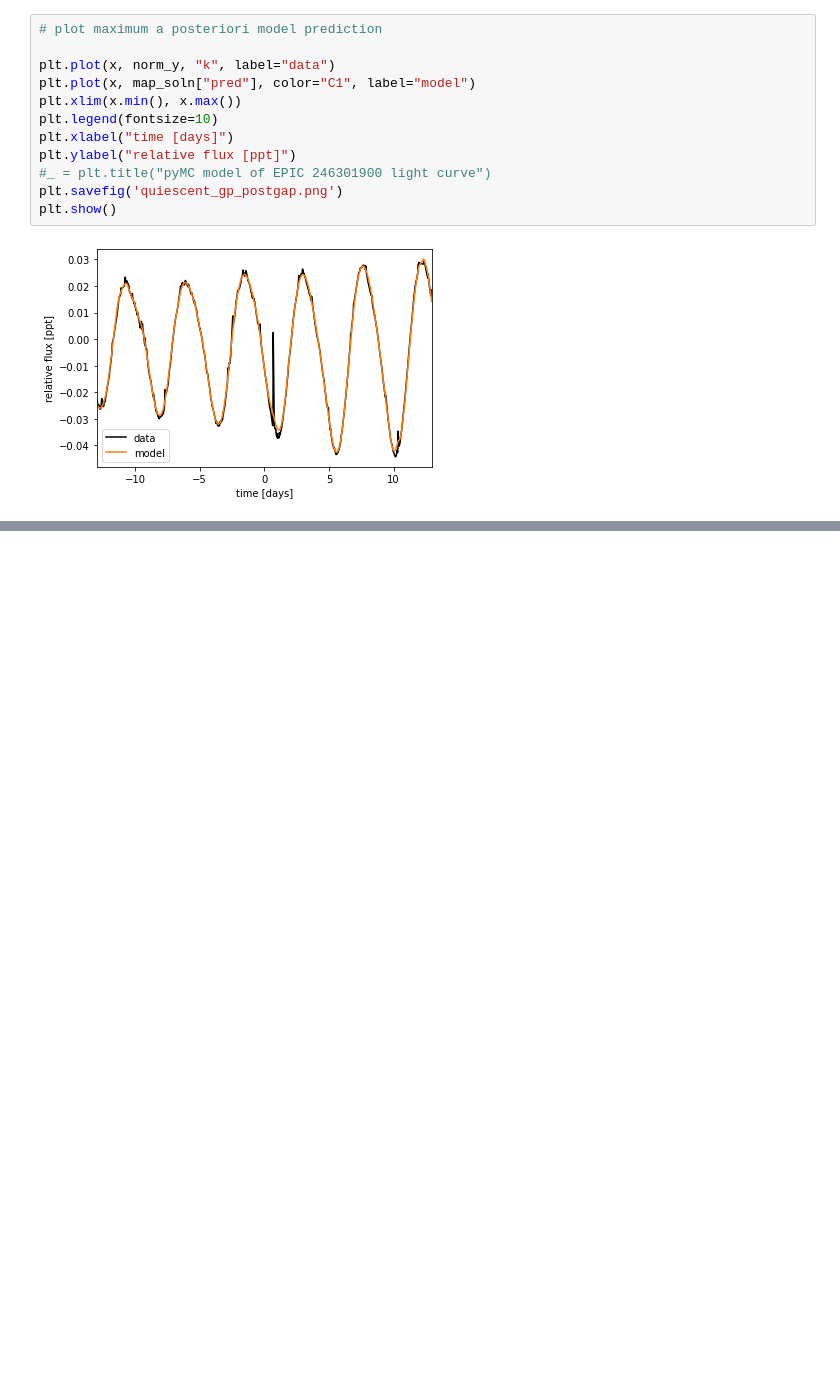
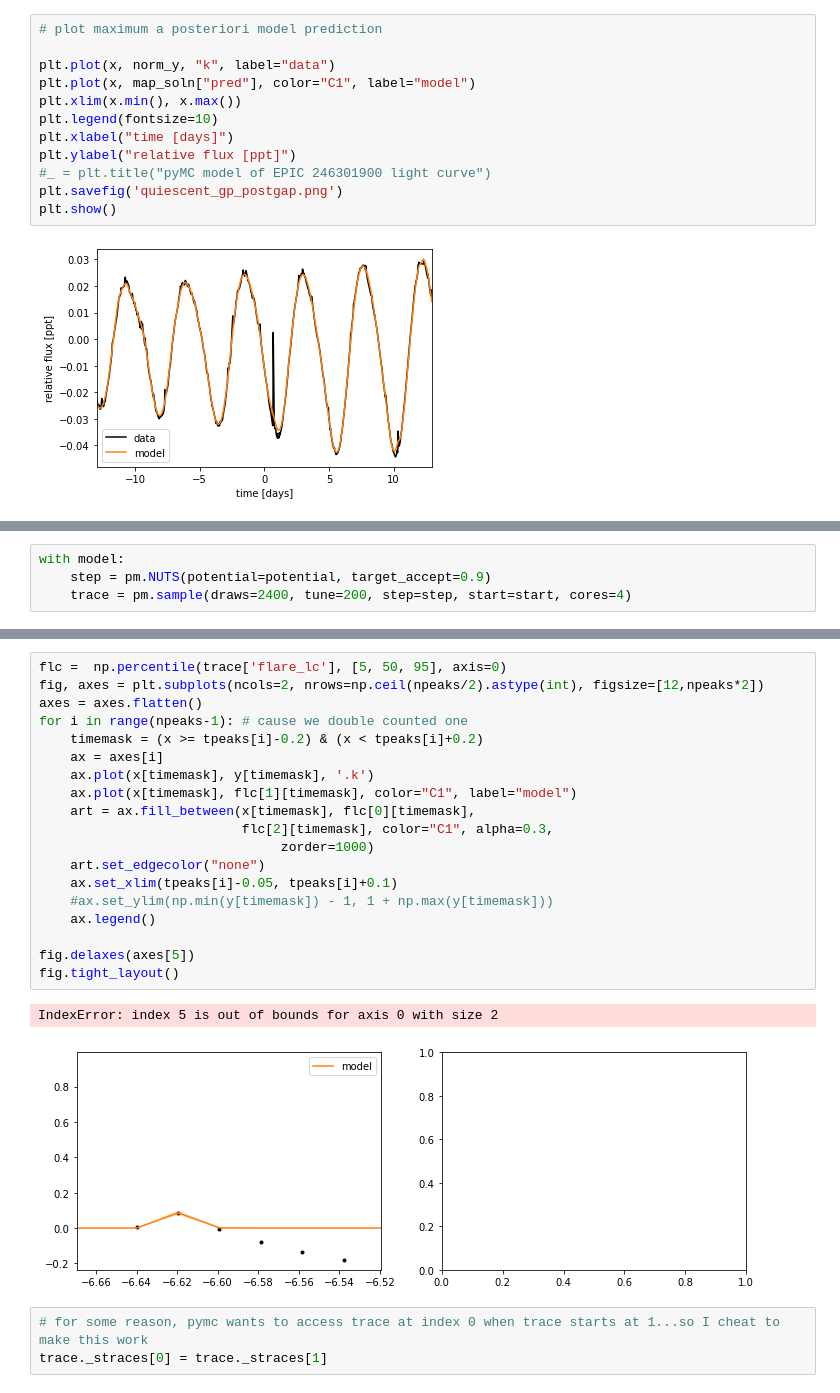
Before and after one commit to exoclam/epic-246301900, a Jupyter notebook: xoflares-epic246301900-post-flare-post-gap.ipynb, the cells around one changed output, grey strips where cells are left out. Cells and saved outputs as stored; diff of their text form; blank space fills up the shorter version.

```diff
--- a/xoflares-epic246301900-post-flare-post-gap.ipynb
+++ b/xoflares-epic246301900-post-flare-post-gap.ipynb
@@ -686,0 +815,4 @@ plt.savefig("period_trace_postgap.png")
+# %%
+with model:
+    step = pm.NUTS(potential=potential, target_accept=0.9)
+    trace = pm.sample(draws=2400, tune=200, step=step, start=start, cores=4)
@@ -686,0 +830,25 @@ plt.savefig("period_trace_postgap.png")
+# %%
+flc =  np.percentile(trace['flare_lc'], [5, 50, 95], axis=0)
+fig, axes = plt.subplots(ncols=2, nrows=np.ceil(npeaks/2).astype(int), figsize=[12,npeaks*2])
+axes = axes.flatten()
+for i in range(npeaks-1): # cause we double counted one
+    timemask = (x >= tpeaks[i]-0.2) & (x < tpeaks[i]+0.2)
+    ax = axes[i]
+    ax.plot(x[timemask], y[timemask], '.k')
+    ax.plot(x[timemask], flc[1][timemask], color="C1", label="model")
+    art = ax.fill_between(x[timemask], flc[0][timemask],
+                          flc[2][timemask], color="C1", alpha=0.3,
+                               zorder=1000)
+    art.set_edgecolor("none")
+    ax.set_xlim(tpeaks[i]-0.05, tpeaks[i]+0.1)
+    #ax.set_ylim(np.min(y[timemask]) - 1, 1 + np.max(y[timemask]))
+    ax.legend()
+
+fig.delaxes(axes[5])
+fig.tight_layout()
+# %% [output]
+IndexError: index 5 is out of bounds for axis 0 with size 2
+[figure, added]
+# %%
+# for some reason, pymc wants to access trace at index 0 when trace starts at 1...so I cheat to make this work
+trace._straces[0] = trace._straces[1]
```
Also changed, not shown: parts of 20 cells of this notebook, 1 other file.
